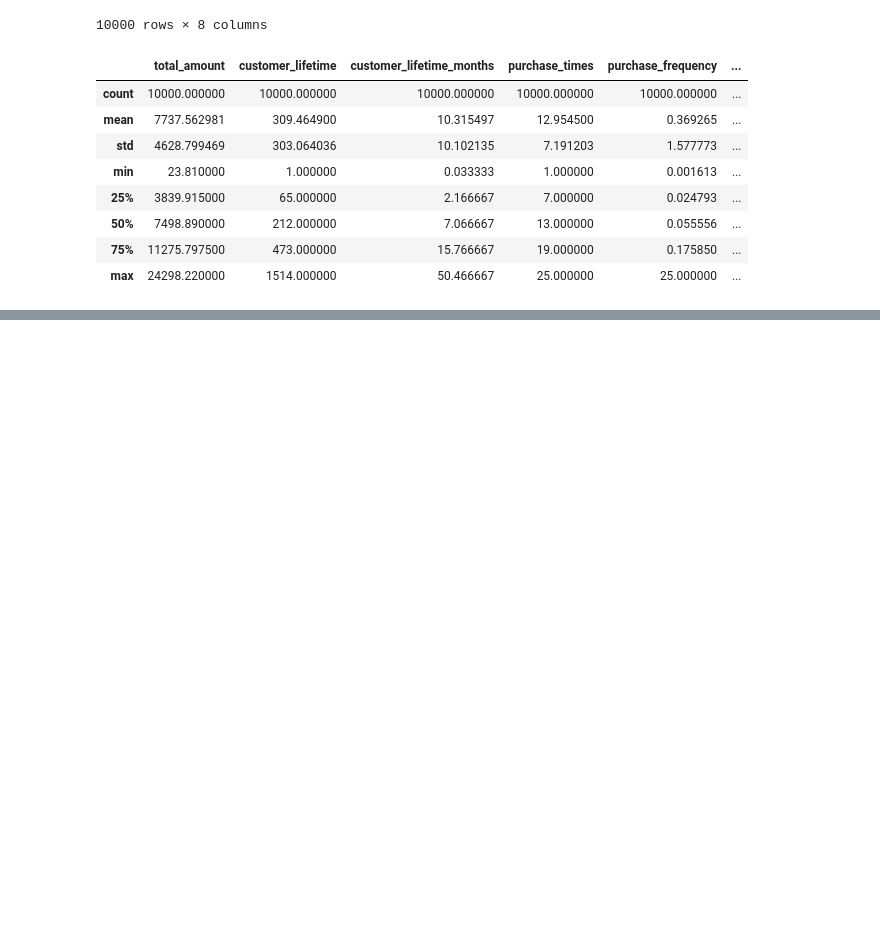
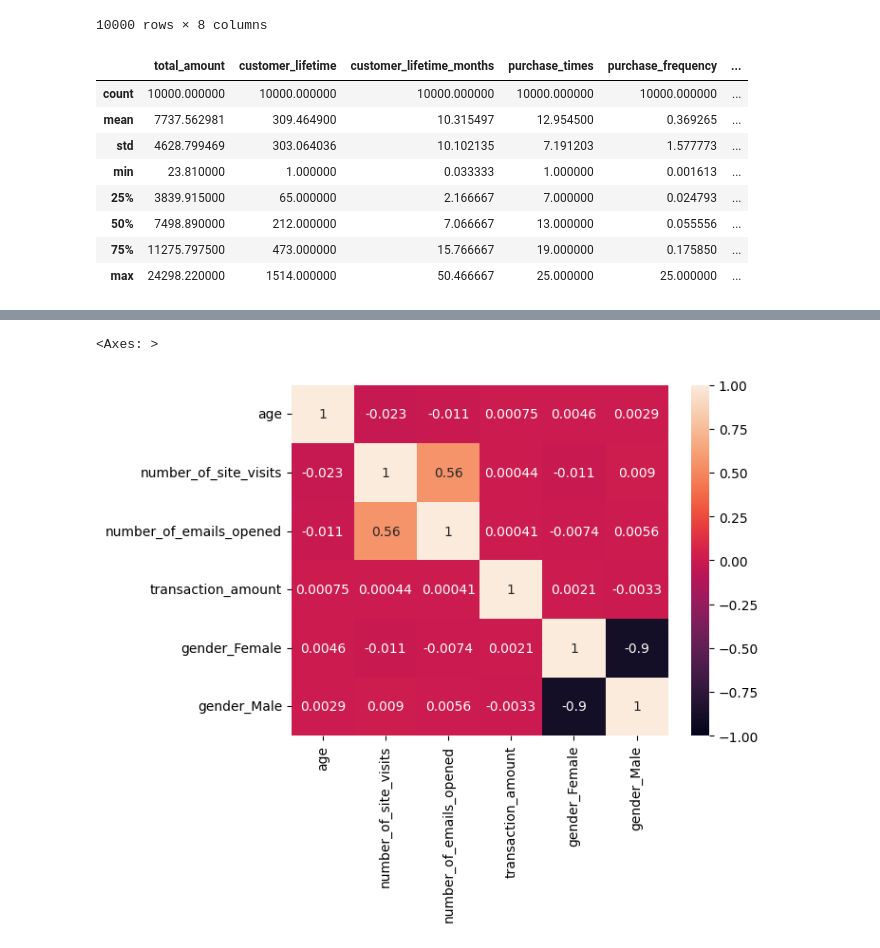
Before and after one commit to EvaW01/schulich_data_science_Xinyue-Wang, a Jupyter notebook: MBAN6110/A2_eva.ipynb, the cells around one changed output, grey strips where cells are left out. Cells and saved outputs as stored; diff of their text form; code cells hidden in the pictures; blank space fills up the shorter version.

```diff
--- a/MBAN6110/A2_eva.ipynb
+++ b/MBAN6110/A2_eva.ipynb
@@ -613,3 +879,0 @@ Index(['customer_id', 'join_date', 'last_purchase_date', 'age', 'gender',
-# %%
-# Drop columns
-df_final = df_final.drop(columns=['transaction_id', 'campaign_campaign_date'])
@@ -624,0 +882,8 @@ array(['Clothing', 'Electronics', 'Home Goods'], dtype=object)
+# %%
+model_data = df_final[['age', 'number_of_site_visits', 'number_of_emails_opened', 'transaction_amount',
+                      'gender_Female', 'gender_Male', 'gender_Prefer not to say',
+                      'product_category_Clothing', 'product_category_Electronics', 'product_category_Home Goods',
+                      'campaign_promotion_type_Buy One Get One', 'campaign_promotion_type_Discount',
+                      'campaign_promotion_type_Free Shipping', 'campaign_promotion_type_Not Available', 'outcome']]
+
+model_data
@@ -624,0 +904,5 @@ array(['Clothing', 'Electronics', 'Home Goods'], dtype=object)
+# %%
+sns.heatmap(model_data.iloc[:, :6].corr(), annot=True, vmin=-1, vmax=1)
+# %% [output]
+<Axes: >
+[figure, added]
```
Also changed, not shown: parts of 63 cells of this notebook.
